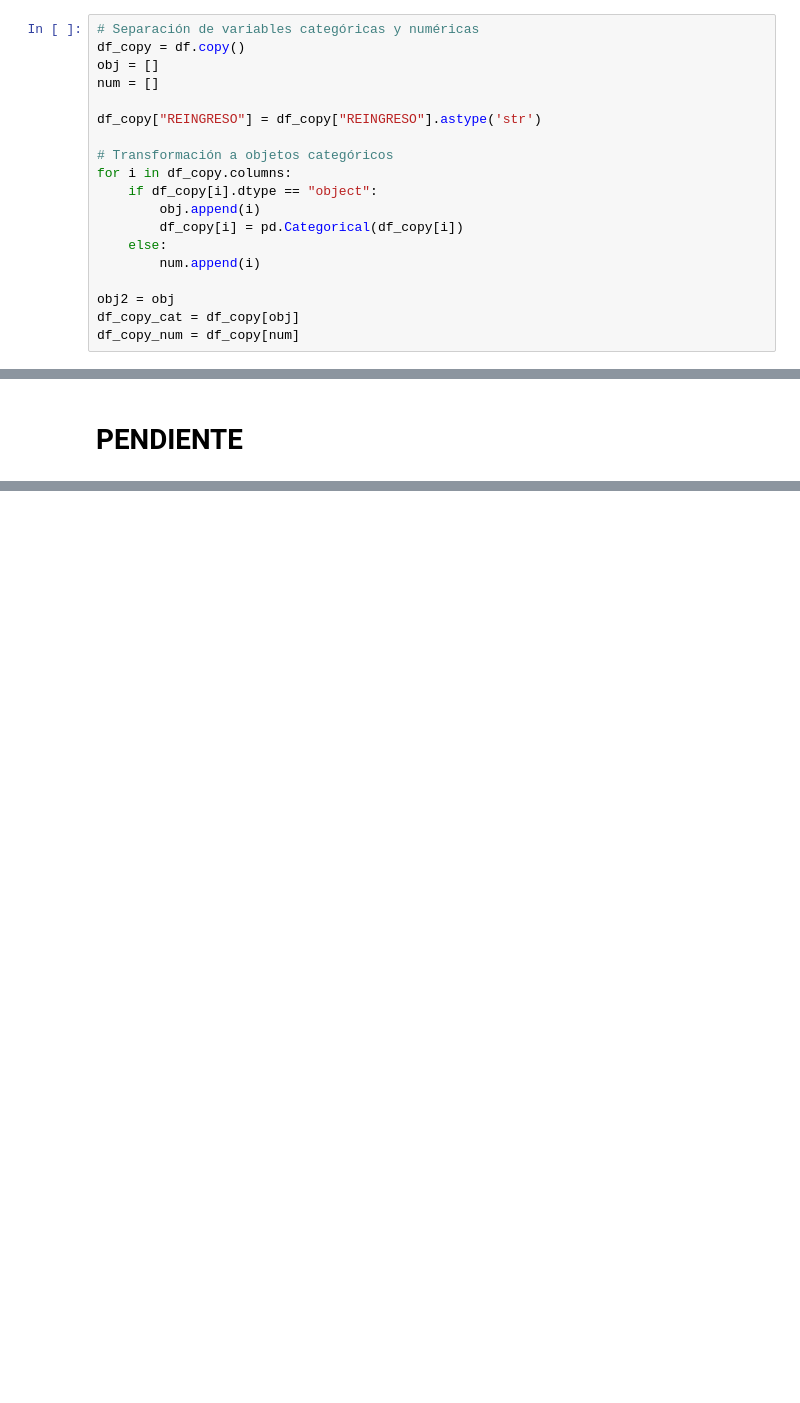
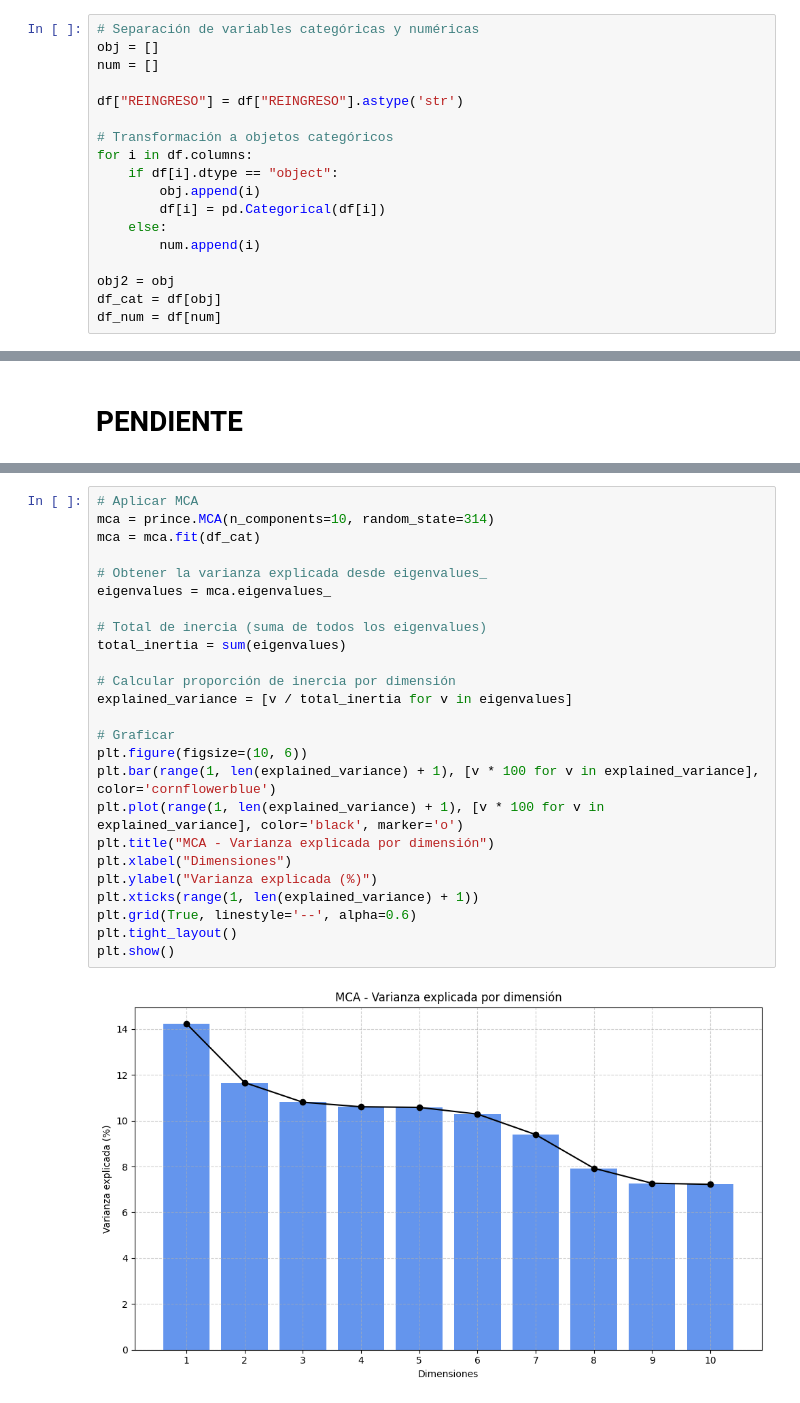
Before and after one commit to VichoRamirez/TOPD, a Jupyter notebook: Entrega_3/Entrega3_Sebastian_y_Vicente_Ramirez.ipynb, the cells around one changed output, grey strips where cells are left out. Cells and saved outputs as stored; diff of their text form; blank space fills up the shorter version.

```diff
--- a/Entrega_3/Entrega3_Sebastian_y_Vicente_Ramirez.ipynb
+++ b/Entrega_3/Entrega3_Sebastian_y_Vicente_Ramirez.ipynb
@@ -678,23 +685,22 @@ De esta manera, se pueden hacer las correlaciones:
 - número-número
 # %%
 # Separación de variables categóricas y numéricas
-df_copy = df.copy()
 obj = []
 num = []
 
-df_copy["REINGRESO"] = df_copy["REINGRESO"].astype('str')
+df["REINGRESO"] = df["REINGRESO"].astype('str')
 
 # Transformación a objetos categóricos
-for i in df_copy.columns:
-    if df_copy[i].dtype == "object":
+for i in df.columns:
+    if df[i].dtype == "object":
         obj.append(i)
-        df_copy[i] = pd.Categorical(df_copy[i])
+        df[i] = pd.Categorical(df[i])
     else:
         num.append(i)
 
 obj2 = obj
-df_copy_cat = df_copy[obj]
-df_copy_num = df_copy[num]
+df_cat = df[obj]
+df_num = df[num]
 # %% [markdown]
 ### Correlación entre variables categóricas y numéricas.
 Eta cuadrado se usa metrica del ANOVA (análisis de varianzas). Es utilizada para poder calcular la corerlacion (el nivel de explicación de la desviación estandar de variable respecto a otra variable). En este caso, es la más útil y acertada al momento de trabajar con variables categóricas y numéricas. Utiliza la suma de los cuadrados entre grupos y la suma total de los cuadrados.
@@ -793,0 +799,27 @@ Tal como se observa anteriormente, las correlaciones entre als variables indepen
+# %%
+# Aplicar MCA
+mca = prince.MCA(n_components=10, random_state=314)
+mca = mca.fit(df_cat)
+
+# Obtener la varianza explicada desde eigenvalues_
+eigenvalues = mca.eigenvalues_
+
+# Total de inercia (suma de todos los eigenvalues)
+total_inertia = sum(eigenvalues)
+
+# Calcular proporción de inercia por dimensión
+explained_variance = [v / total_inertia for v in eigenvalues]
+
+# Graficar
+plt.figure(figsize=(10, 6))
+plt.bar(range(1, len(explained_variance) + 1), [v * 100 for v in explained_variance], color='cornflowerblue')
+plt.plot(range(1, len(explained_variance) + 1), [v * 100 for v in explained_variance], color='black', marker='o')
+plt.title("MCA - Varianza explicada por dimensión")
+plt.xlabel("Dimensiones")
+plt.ylabel("Varianza explicada (%)")
+plt.xticks(range(1, len(explained_variance) + 1))
+plt.grid(True, linestyle='--', alpha=0.6)
+plt.tight_layout()
+plt.show()
+# %% [output]
+[figure, added]
```
Also changed, not shown: parts of 13 cells of this notebook, 2 other files.
